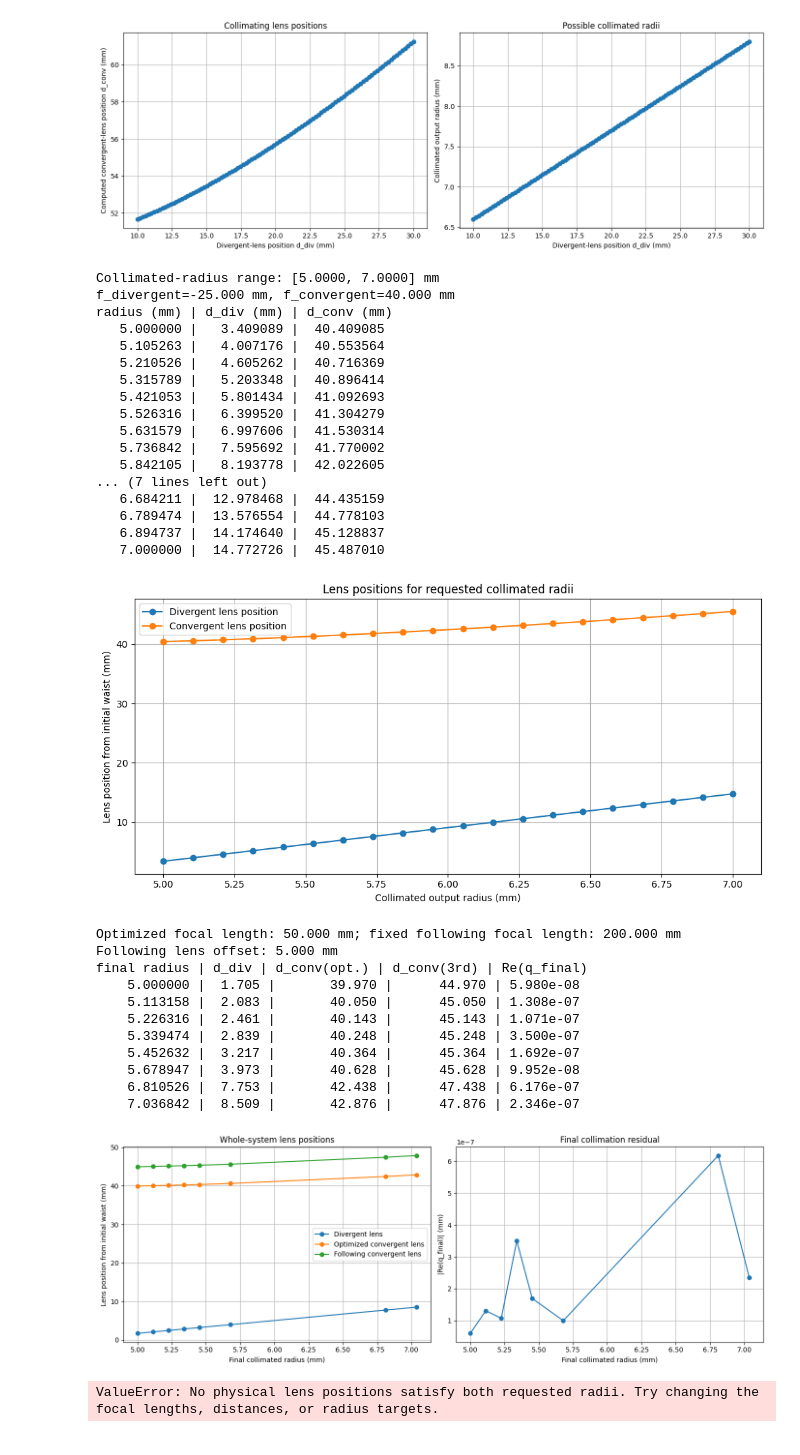
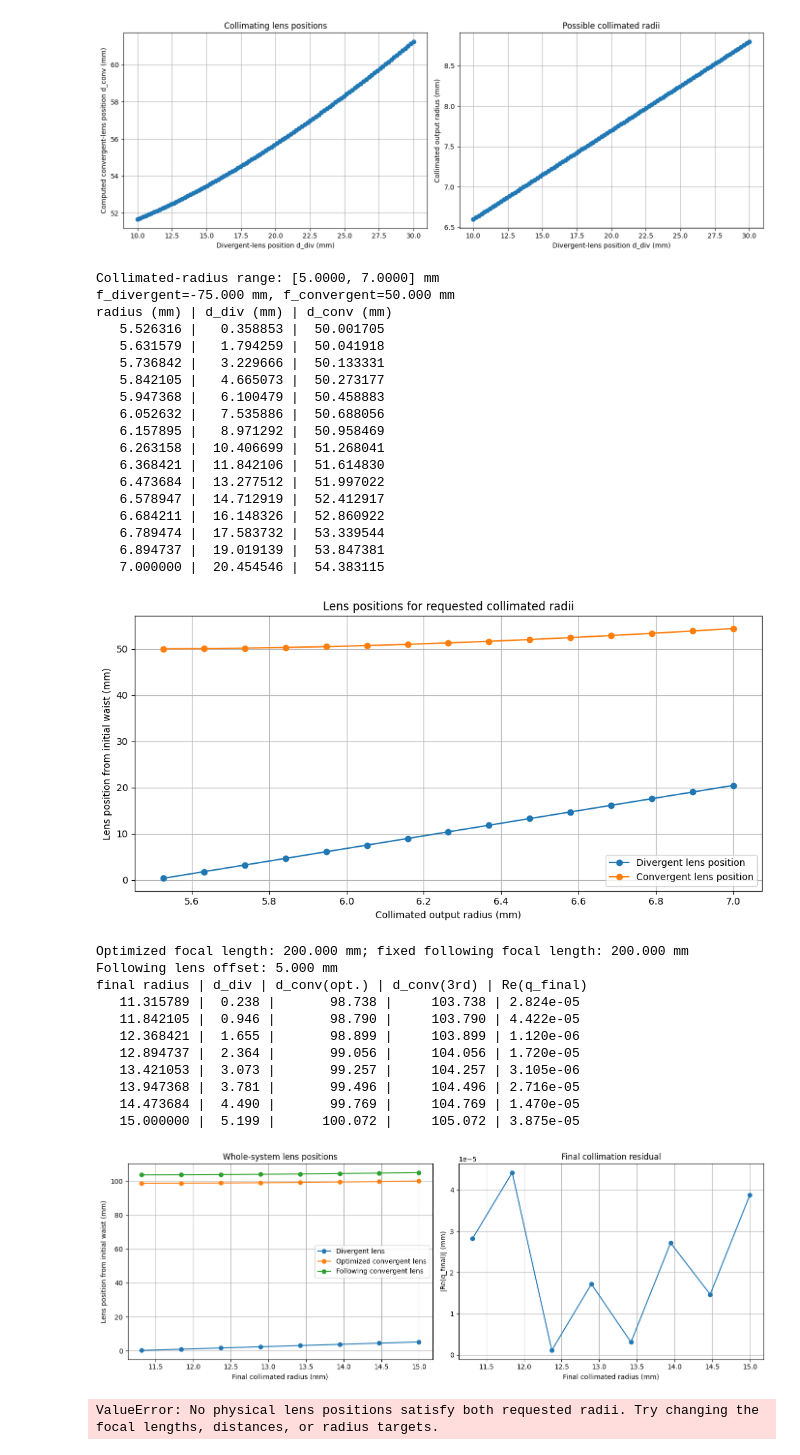
Before and after one commit to Eric-Vidal-hub/PhD_simulations, a Jupyter notebook: collimator.ipynb, the cells around one changed output. Saved outputs shown, nothing was run; the diff lists cells and outputs as text; code cells hidden in the pictures.

```diff
--- a/collimator.ipynb
+++ b/collimator.ipynb
@@ -602,28 +602,29 @@ def design_from_collimated_radii(
 lens_designs_from_radius = design_from_collimated_radii(
     collimated_radius_min_mm=5,
     collimated_radius_max_mm=7,
-    f_divergent_mm=-25.0,
-    f_convergent_mm=40.0,
+    f_divergent_mm=-75.0,
+    f_convergent_mm=50.0,
 )
 # %% [output]
 Collimated-radius range: [5.0000, 7.0000] mm
-f_divergent=-25.000 mm, f_convergent=40.000 mm
+f_divergent=-75.000 mm, f_convergent=50.000 mm
 radius (mm) | d_div (mm) | d_conv (mm)
-   5.000000 |   3.409089 |  40.409085
-   5.105263 |   4.007176 |  40.553564
-   5.210526 |   4.605262 |  40.716369
-   5.315789 |   5.203348 |  40.896414
-   5.421053 |   5.801434 |  41.092693
-   5.526316 |   6.399520 |  41.304279
-   5.631579 |   6.997606 |  41.530314
-   5.736842 |   7.595692 |  41.770002
-   5.842105 |   8.193778 |  42.022605
-... (7 lines left out)
-   6.684211 |  12.978468 |  44.435159
-   6.789474 |  13.576554 |  44.778103
-   6.894737 |  14.174640 |  45.128837
-   7.000000 |  14.772726 |  45.487010
+   5.526316 |   0.358853 |  50.001705
+   5.631579 |   1.794259 |  50.041918
+   5.736842 |   3.229666 |  50.133331
+   5.842105 |   4.665073 |  50.273177
+   5.947368 |   6.100479 |  50.458883
+   6.052632 |   7.535886 |  50.688056
+   6.157895 |   8.971292 |  50.958469
+   6.263158 |  10.406699 |  51.268041
+   6.368421 |  11.842106 |  51.614830
+   6.473684 |  13.277512 |  51.997022
+   6.578947 |  14.712919 |  52.412917
+   6.684211 |  16.148326 |  52.860922
+   6.789474 |  17.583732 |  53.339544
+   6.894737 |  19.019139 |  53.847381
+   7.000000 |  20.454546 |  54.383115
-[figure, old version]
+[figure, new version]
 # %%
 def design_with_fixed_following_lens(
     collimated_radius_min_mm=6.325,
@@ -758,25 +759,25 @@ def design_with_fixed_following_lens(
 # %%
 three_lens_designs = design_with_fixed_following_lens(
     collimated_radius_min_mm=5,
-    collimated_radius_max_mm=7.150,
-    f_divergent_mm=-15.0,
-    f_optimized_convergent_mm=50.0,
+    collimated_radius_max_mm=15,
+    f_divergent_mm=-75.0,
+    f_optimized_convergent_mm=200.0,
     following_lens_focal_length_mm=200.0,
     following_lens_distance_mm=5.0,
 )
 # %% [output]
-Optimized focal length: 50.000 mm; fixed following focal length: 200.000 mm
+Optimized focal length: 200.000 mm; fixed following focal length: 200.000 mm
 Following lens offset: 5.000 mm
 final radius | d_div | d_conv(opt.) | d_conv(3rd) | Re(q_final)
-    5.000000 |  1.705 |       39.970 |      44.970 | 5.980e-08
-    5.113158 |  2.083 |       40.050 |      45.050 | 1.308e-07
-    5.226316 |  2.461 |       40.143 |      45.143 | 1.071e-07
-    5.339474 |  2.839 |       40.248 |      45.248 | 3.500e-07
-    5.452632 |  3.217 |       40.364 |      45.364 | 1.692e-07
-    5.678947 |  3.973 |       40.628 |      45.628 | 9.952e-08
-    6.810526 |  7.753 |       42.438 |      47.438 | 6.176e-07
-    7.036842 |  8.509 |       42.876 |      47.876 | 2.346e-07
+   11.315789 |  0.238 |       98.738 |     103.738 | 2.824e-05
+   11.842105 |  0.946 |       98.790 |     103.790 | 4.422e-05
+   12.368421 |  1.655 |       98.899 |     103.899 | 1.120e-06
+   12.894737 |  2.364 |       99.056 |     104.056 | 1.720e-05
+   13.421053 |  3.073 |       99.257 |     104.257 | 3.105e-06
+   13.947368 |  3.781 |       99.496 |     104.496 | 2.716e-05
+   14.473684 |  4.490 |       99.769 |     104.769 | 1.470e-05
+   15.000000 |  5.199 |      100.072 |     105.072 | 3.875e-05
-[figure, old version]
+[figure, new version]
 # %%
 def design_converging_output(
     r_lens_conv_mm=6.5,
```
Also changed, not shown: parts of 7 cells of this notebook, 2 other files.
